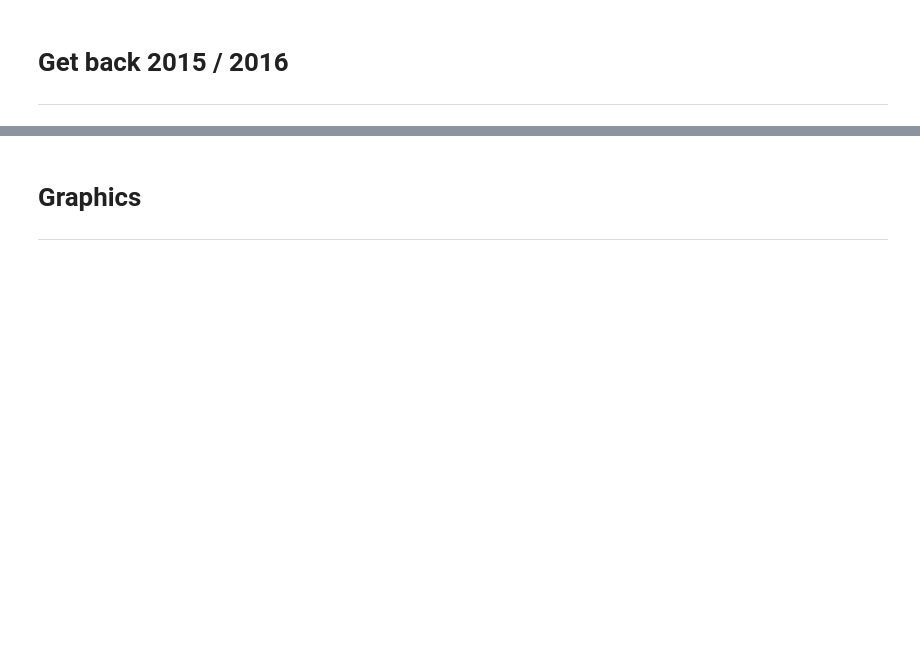
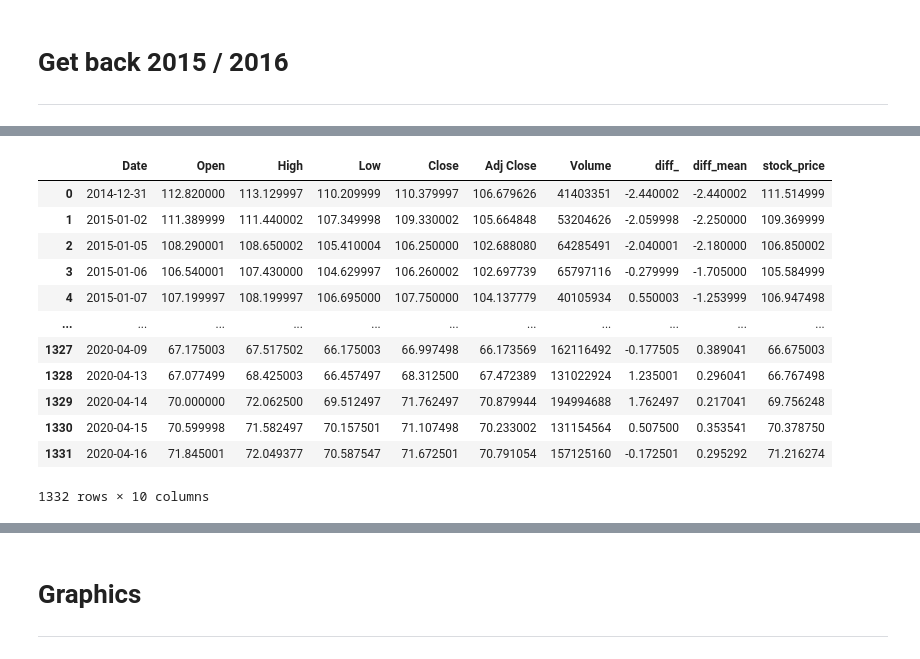
Before and after one commit to raphaelattias/apple-stock-analytics, a Jupyter notebook: raph_jtm.ipynb, the cells around one changed output, grey strips where cells are left out. Cells and saved outputs as stored; diff of their text form; code cells hidden in the pictures; blank space fills up the shorter version.

```diff
--- a/raph_jtm.ipynb
+++ b/raph_jtm.ipynb
@@ -173,11 +200,28 @@ stock = stock[stock.Date <= date_max]
 # %%
 stock_analysis = stock.copy()
 stock_analysis['diff_'] = stock_analysis.Close - stock_analysis.Open
 
 window = 30
 
 stock_analysis['diff_mean'] = stock_analysis['diff_'].rolling(window = window, min_periods = 1).mean()
+
+stock_analysis['stock_price'] = (stock_analysis.Open + stock_analysis.Low) / 2
+
 display(stock_analysis)
+# %% [output]
+|  | Date | Open | High | Low | Close | Adj Close | Volume | diff_ | diff_mean | stock_price |
+| 0 | 2014-12-31 | 112.820000 | 113.129997 | 110.209999 | 110.379997 | 106.679626 | 41403351 | -2.440002 | -2.440002 | 111.514999 |
+| 1 | 2015-01-02 | 111.389999 | 111.440002 | 107.349998 | 109.330002 | 105.664848 | 53204626 | -2.059998 | -2.250000 | 109.369999 |
+| 2 | 2015-01-05 | 108.290001 | 108.650002 | 105.410004 | 106.250000 | 102.688080 | 64285491 | -2.040001 | -2.180000 | 106.850002 |
+| 3 | 2015-01-06 | 106.540001 | 107.430000 | 104.629997 | 106.260002 | 102.697739 | 65797116 | -0.279999 | -1.705000 | 105.584999 |
+| 4 | 2015-01-07 | 107.199997 | 108.199997 | 106.695000 | 107.750000 | 104.137779 | 40105934 | 0.550003 | -1.253999 | 106.947498 |
+| ... | ... | ... | ... | ... | ... | ... | ... | ... | ... | ... |
+| 1327 | 2020-04-09 | 67.175003 | 67.517502 | 66.175003 | 66.997498 | 66.173569 | 162116492 | -0.177505 | 0.389041 | 66.675003 |
+| 1328 | 2020-04-13 | 67.077499 | 68.425003 | 66.457497 | 68.312500 | 67.472389 | 131022924 | 1.235001 | 0.296041 | 66.767498 |
+| 1329 | 2020-04-14 | 70.000000 | 72.062500 | 69.512497 | 71.762497 | 70.879944 | 194994688 | 1.762497 | 0.217041 | 69.756248 |
+| 1330 | 2020-04-15 | 70.599998 | 71.582497 | 70.157501 | 71.107498 | 70.233002 | 131154564 | 0.507500 | 0.353541 | 70.378750 |
+| 1331 | 2020-04-16 | 71.845001 | 72.049377 | 70.587547 | 71.672501 | 70.791054 | 157125160 | -0.172501 | 0.295292 | 71.216274 |
+1332 rows × 10 columns
 # %%
 from scipy.stats import pearsonr
 
```
Also changed, not shown: parts of 20 cells of this notebook, 2 other files.
